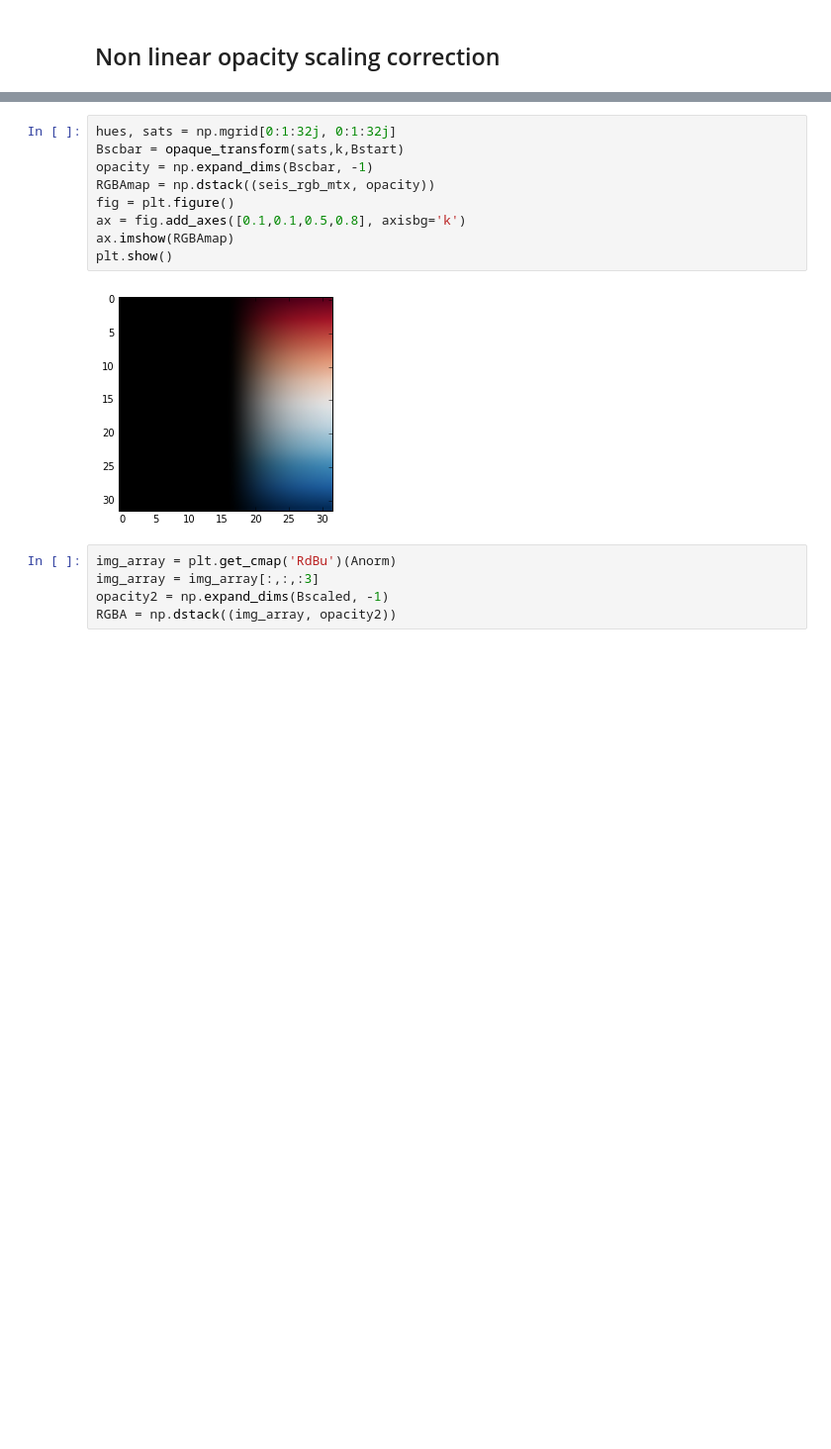
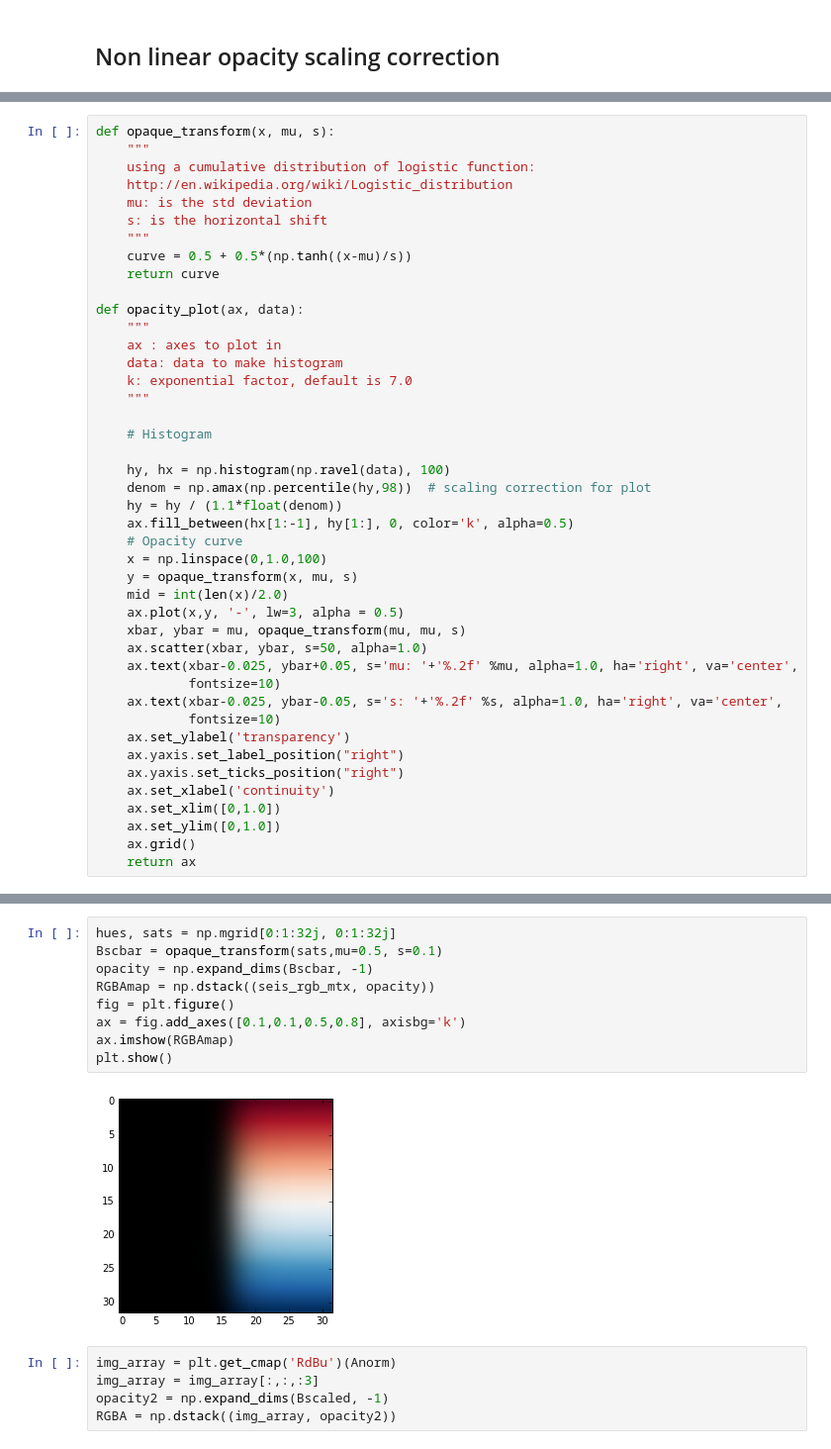
Before and after one commit to agilescientific/notebooks, a Jupyter notebook: Corendering_attributes.ipynb, the cells around one changed output, grey strips where cells are left out. Shown at 99% size. Saved outputs shown, nothing was run; the diff lists cells and outputs as text; blank space fills up the shorter version.

Commit message:
added sigmoid function

```diff
--- a/Corendering_attributes.ipynb
+++ b/Corendering_attributes.ipynb
@@ -302,0 +246,43 @@ plt.show()
+# %%
+def opaque_transform(x, mu, s):
+    """
+    using a cumulative distribution of logistic function:
+    http://en.wikipedia.org/wiki/Logistic_distribution
+    mu: is the std deviation
+    s: is the horizontal shift
+    """
+    curve = 0.5 + 0.5*(np.tanh((x-mu)/s))
+    return curve
+
+def opacity_plot(ax, data):
+    """
+    ax : axes to plot in
+    data: data to make histogram
+    k: exponential factor, default is 7.0
+    """
+
+    # Histogram
+
+    hy, hx = np.histogram(np.ravel(data), 100)
+    denom = np.amax(np.percentile(hy,98))  # scaling correction for plot
+    hy = hy / (1.1*float(denom))
+    ax.fill_between(hx[1:-1], hy[1:], 0, color='k', alpha=0.5)
+    # Opacity curve
+    x = np.linspace(0,1.0,100)
+    y = opaque_transform(x, mu, s)
+    mid = int(len(x)/2.0)
+    ax.plot(x,y, '-', lw=3, alpha = 0.5)
+    xbar, ybar = mu, opaque_transform(mu, mu, s)
+    ax.scatter(xbar, ybar, s=50, alpha=1.0)
+    ax.text(xbar-0.025, ybar+0.05, s='mu: '+'%.2f' %mu, alpha=1.0, ha='right', va='center',
+            fontsize=10)
+    ax.text(xbar-0.025, ybar-0.05, s='s: '+'%.2f' %s, alpha=1.0, ha='right', va='center',
+            fontsize=10)
+    ax.set_ylabel('transparency')
+    ax.yaxis.set_label_position("right")
+    ax.yaxis.set_ticks_position("right")
+    ax.set_xlabel('continuity')
+    ax.set_xlim([0,1.0])
+    ax.set_ylim([0,1.0])
+    ax.grid()
+    return ax
@@ -303,14 +310,14 @@ plt.show()
 # %%
 hues, sats = np.mgrid[0:1:32j, 0:1:32j]
-Bscbar = opaque_transform(sats,k,Bstart)
+Bscbar = opaque_transform(sats,mu=0.5, s=0.1)
 opacity = np.expand_dims(Bscbar, -1)
 RGBAmap = np.dstack((seis_rgb_mtx, opacity))
 fig = plt.figure()
 ax = fig.add_axes([0.1,0.1,0.5,0.8], axisbg='k')
 ax.imshow(RGBAmap)
 plt.show()
 # %% [output]
-[figure, old version]
+[figure, new version]
 # %%
 img_array = plt.get_cmap('RdBu')(Anorm)
 img_array = img_array[:,:,:3]
```
Also changed, not shown: parts of 3 cells of this notebook.
